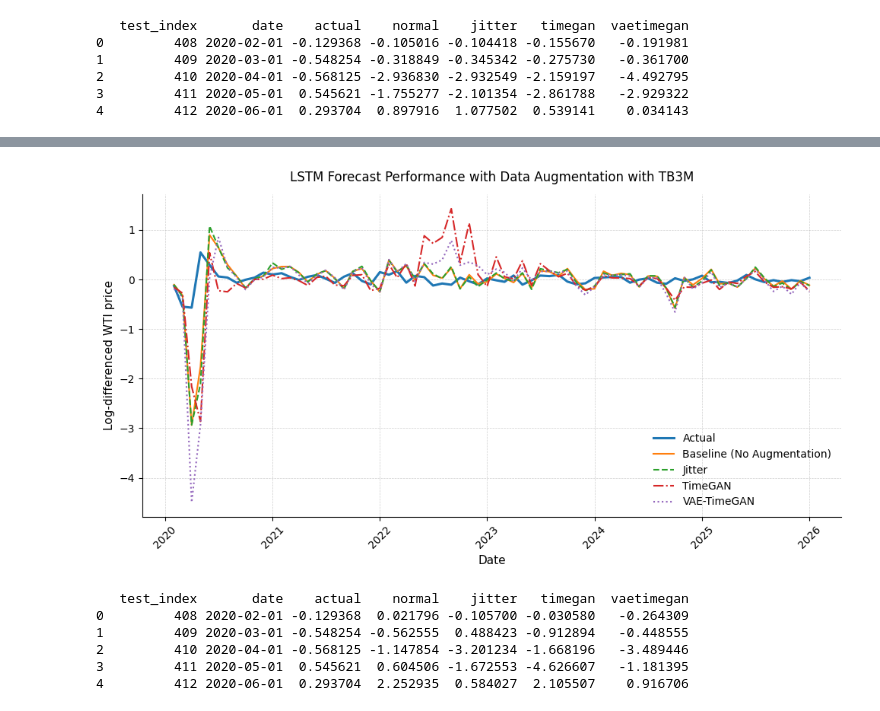
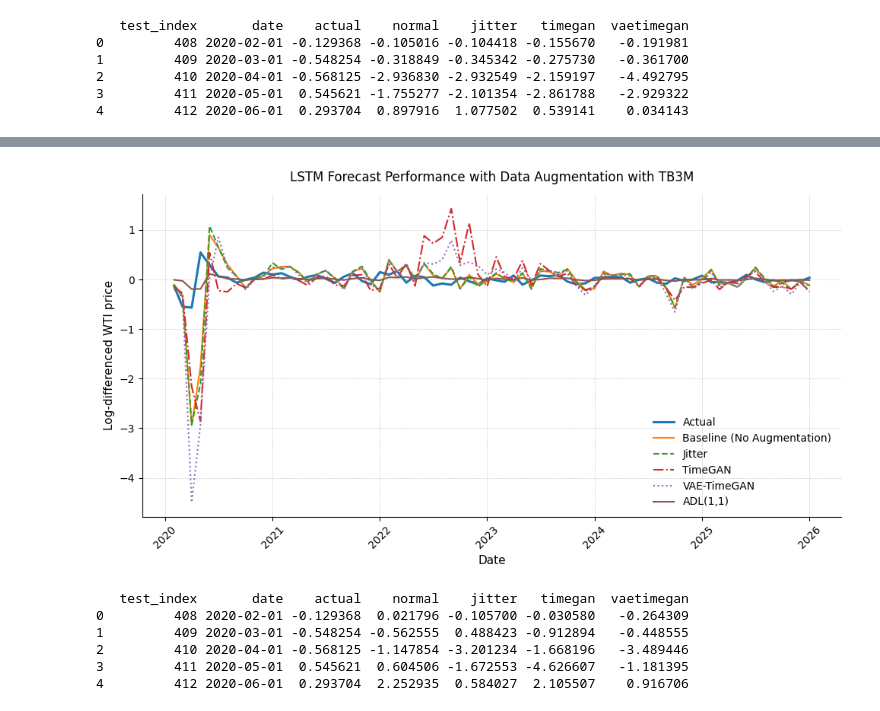
Before and after one commit to Meowth239/dse4101-project, a Jupyter notebook: lstm_src/outofsampleanalysis.ipynb, the cells around one changed output, grey strips where cells are left out. Saved outputs shown, nothing was run; the diff lists cells and outputs as text; code cells hidden in the pictures.

```diff
--- a/lstm_src/outofsampleanalysis.ipynb
+++ b/lstm_src/outofsampleanalysis.ipynb
@@ -360,0 +445,6 @@ print(df2.head())
+# %%
+adl = pd.read_csv("../adl_benchmark_results.csv")
+
+# merge adl with df2 on index
+df2 = pd.concat([df2, adl], axis=1)
+df2.columns.values[-1] = 'adl'
@@ -406,34 +512,40 @@ ax.plot(
     df2["date"],
     df2["vaetimegan"],
     label="VAE-TimeGAN",
     linewidth=1.5,
     linestyle=":"
 )
 
+ax.plot(
+    df2["date"],
+    df2["adl"],
+    label="ADL(1,1)",
+    linewidth=1.5)
+
 # labels
 ax.set_xlabel("Date", fontsize=11)
 ax.set_ylabel("Log-differenced WTI price", fontsize=11)
 ax.set_title("LSTM Forecast Performance with Data Augmentation with TB3M", fontsize=12, pad=12)
 
 # clean academic style
 ax.spines["top"].set_visible(False)
 ax.spines["right"].set_visible(False)
 ax.grid(True, linestyle="--", linewidth=0.5, alpha=0.6)
 
 # date formatting
 ax.xaxis.set_major_locator(mdates.YearLocator())
 ax.xaxis.set_major_formatter(mdates.DateFormatter("%Y"))
 plt.xticks(rotation=45, fontsize=10)
 plt.yticks(fontsize=10)
 
 # legend
 ax.legend(frameon=False, fontsize=10, loc="best")
 
 plt.tight_layout()
 # plt.savefig("results/lstm_1_augmentation_plot.png", dpi=300, bbox_inches="tight")
 plt.show()
 # %% [output]
-[figure, old version]
+[figure, new version]
 # %%
 import pandas as pd
 
```
Also changed, not shown: parts of 11 cells of this notebook, 4 other files.
